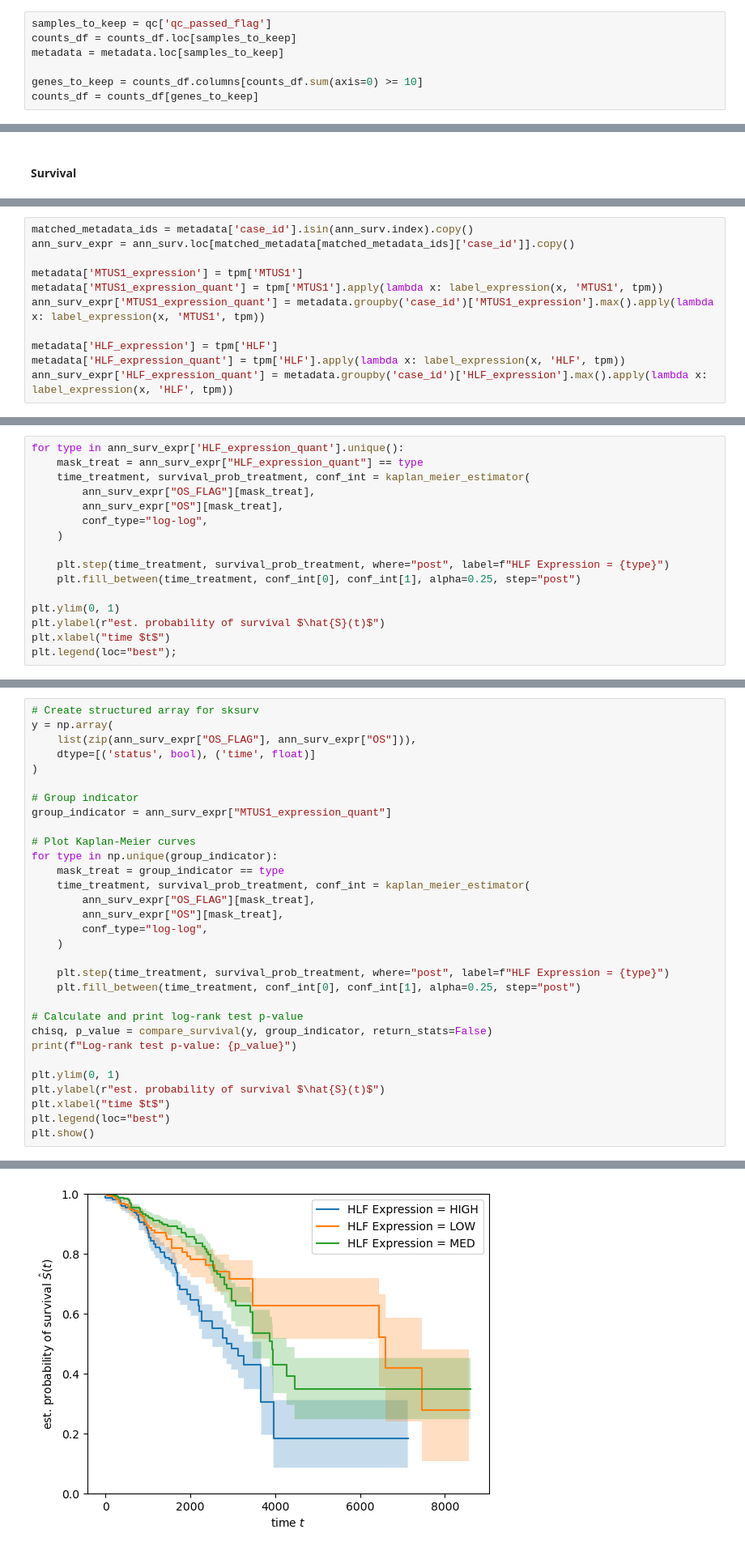
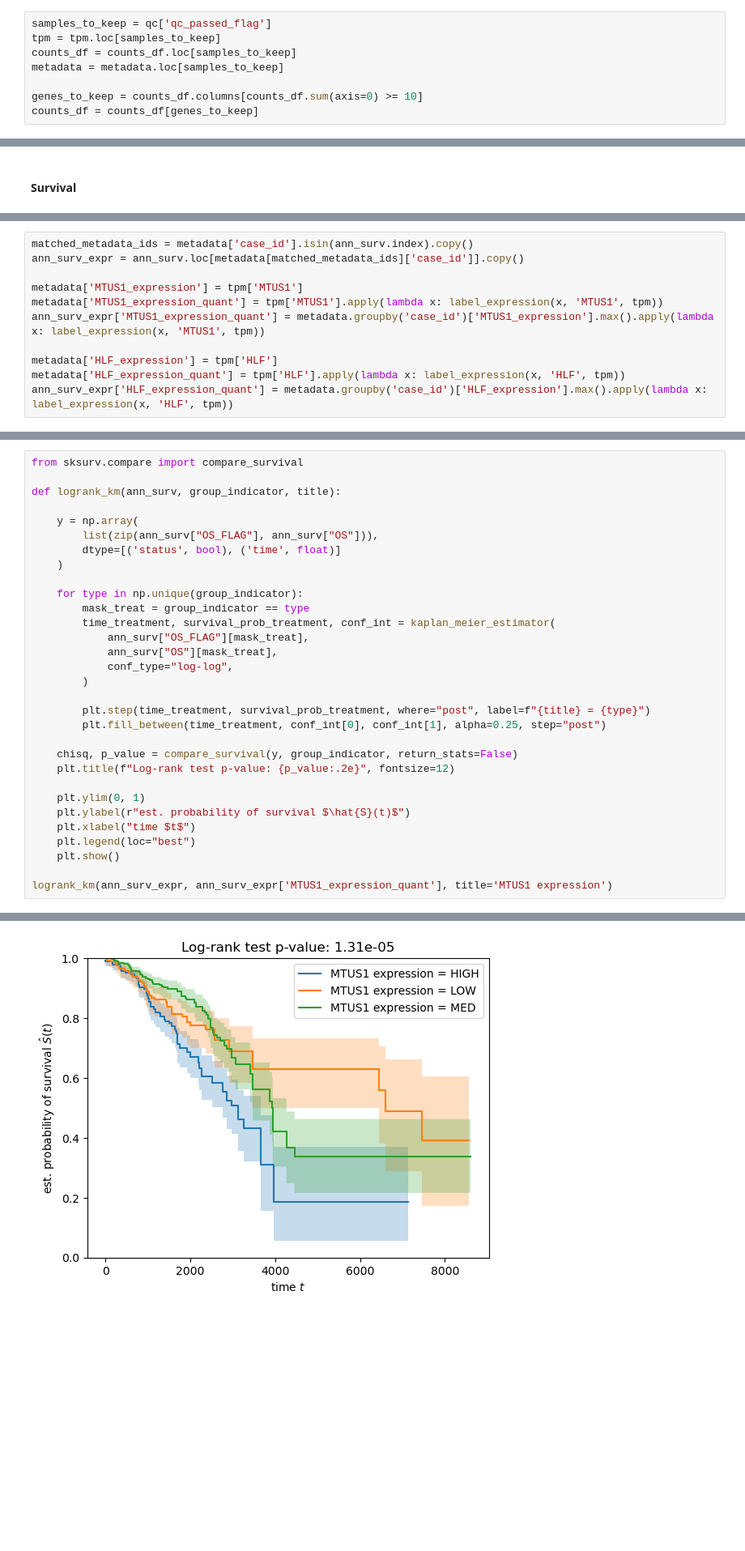
Before and after one commit to fedor-grigoryev/tcga, a Jupyter notebook: tcga_analysis.ipynb, the cells around one changed output, grey strips where cells are left out. Shown at 81% size. Drawn from its saved outputs; the diff is of its cells as text; blank space fills up the shorter version.

```diff
--- a/tcga_analysis.ipynb
+++ b/tcga_analysis.ipynb
@@ -335,5 +145,6 @@ from pydeseq2.utils import load_example_data
 # %%
 samples_to_keep = qc['qc_passed_flag']
+tpm = tpm.loc[samples_to_keep]
 counts_df = counts_df.loc[samples_to_keep]
 metadata = metadata.loc[samples_to_keep]
 
@@ -673,6 +433,6 @@ Name: case_id, Length: 1222, dtype: bool
 # %%
 matched_metadata_ids = metadata['case_id'].isin(ann_surv.index).copy()
-ann_surv_expr = ann_surv.loc[matched_metadata[matched_metadata_ids]['case_id']].copy()
+ann_surv_expr = ann_surv.loc[metadata[matched_metadata_ids]['case_id']].copy()
 
 metadata['MTUS1_expression'] = tpm['MTUS1']
 metadata['MTUS1_expression_quant'] = tpm['MTUS1'].apply(lambda x: label_expression(x, 'MTUS1', tpm))
@@ -723,16 +443,0 @@ plt.legend(loc="best");
-# %%
-for type in ann_surv_expr['HLF_expression_quant'].unique():
-    mask_treat = ann_surv_expr["HLF_expression_quant"] == type
-    time_treatment, survival_prob_treatment, conf_int = kaplan_meier_estimator(
-        ann_surv_expr["OS_FLAG"][mask_treat],
-        ann_surv_expr["OS"][mask_treat],
-        conf_type="log-log",
-    )
-
-    plt.step(time_treatment, survival_prob_treatment, where="post", label=f"HLF Expression = {type}")
-    plt.fill_between(time_treatment, conf_int[0], conf_int[1], alpha=0.25, step="post")
-
-plt.ylim(0, 1)
-plt.ylabel(r"est. probability of survival $\hat{S}(t)$")
-plt.xlabel("time $t$")
-plt.legend(loc="best");
@@ -741,32 +444,32 @@ plt.legend(loc="best");
 # %%
-# Create structured array for sksurv
-y = np.array(
-    list(zip(ann_surv_expr["OS_FLAG"], ann_surv_expr["OS"])),
-    dtype=[('status', bool), ('time', float)]
-)
+from sksurv.compare import compare_survival
 
-# Group indicator
-group_indicator = ann_surv_expr["MTUS1_expression_quant"]
+def logrank_km(ann_surv, group_indicator, title):
 
-# Plot Kaplan-Meier curves
-for type in np.unique(group_indicator):
-    mask_treat = group_indicator == type
-    time_treatment, survival_prob_treatment, conf_int = kaplan_meier_estimator(
-        ann_surv_expr["OS_FLAG"][mask_treat],
-        ann_surv_expr["OS"][mask_treat],
-        conf_type="log-log",
+    y = np.array(
+        list(zip(ann_surv["OS_FLAG"], ann_surv["OS"])),
+        dtype=[('status', bool), ('time', float)]
     )
 
-    plt.step(time_treatment, survival_prob_treatment, where="post", label=f"HLF Expression = {type}")
-    plt.fill_between(time_treatment, conf_int[0], conf_int[1], alpha=0.25, step="post")
+    for type in np.unique(group_indicator):
+        mask_treat = group_indicator == type
+        time_treatment, survival_prob_treatment, conf_int = kaplan_meier_estimator(
+            ann_surv["OS_FLAG"][mask_treat],
+            ann_surv["OS"][mask_treat],
+            conf_type="log-log",
+        )
 
-# Calculate and print log-rank test p-value
-chisq, p_value = compare_survival(y, group_indicator, return_stats=False)
-print(f"Log-rank test p-value: {p_value}")
+        plt.step(time_treatment, survival_prob_treatment, where="post", label=f"{title} = {type}")
+        plt.fill_between(time_treatment, conf_int[0], conf_int[1], alpha=0.25, step="post")
 
-plt.ylim(0, 1)
-plt.ylabel(r"est. probability of survival $\hat{S}(t)$")
-plt.xlabel("time $t$")
-plt.legend(loc="best")
-plt.show()
+    chisq, p_value = compare_survival(y, group_indicator, return_stats=False)
+    plt.title(f"Log-rank test p-value: {p_value:.2e}", fontsize=12)
+
+    plt.ylim(0, 1)
+    plt.ylabel(r"est. probability of survival $\hat{S}(t)$")
+    plt.xlabel("time $t$")
+    plt.legend(loc="best")
+    plt.show()
+
+logrank_km(ann_surv_expr, ann_surv_expr['MTUS1_expression_quant'], title='MTUS1 expression')
 # %% [output]
@@ -774 +476 @@ Log-rank test p-value: 8.952475123688692e-10
-[figure, old version]
+[figure, new version]
```
Also changed, not shown: parts of 88 cells of this notebook.
